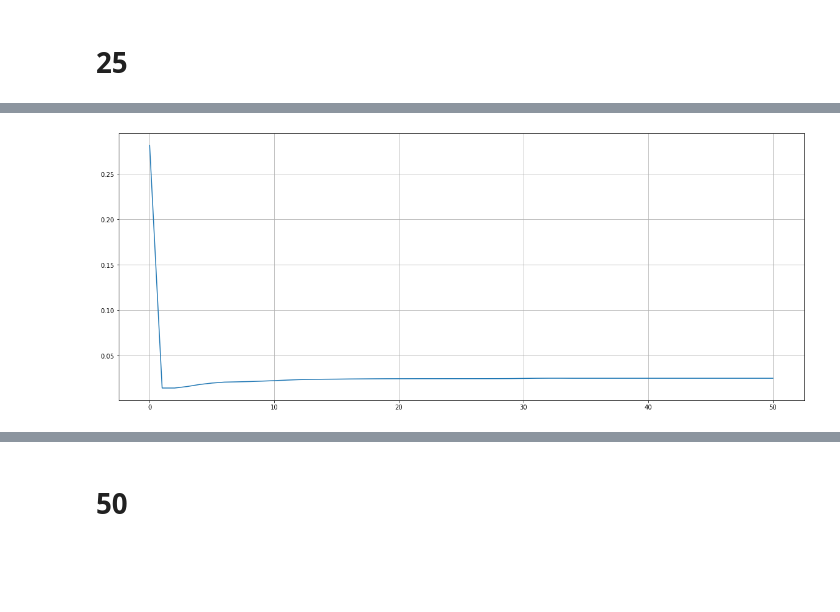
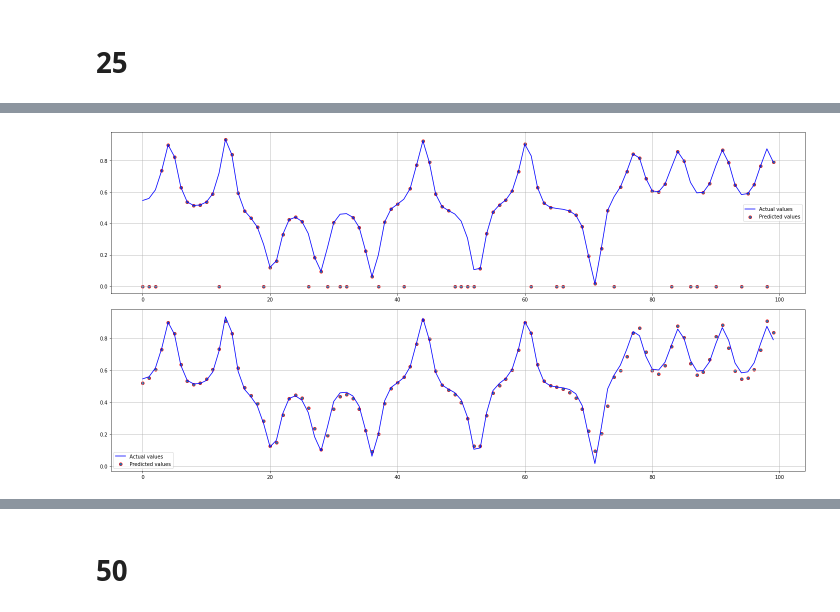
Before and after one commit to asahium/pogrom, a Jupyter notebook: final (2).ipynb, the cells around one changed output, grey strips where cells are left out. Saved outputs shown, nothing was run; the diff lists cells and outputs as text; code cells hidden in the pictures; blank space fills up the shorter version.

```diff
--- a/final (2).ipynb
+++ b/final (2).ipynb
@@ -431,10 +431,9 @@ def make_prediction_with(p, q):
                 if (counter >= len(j) - counter_for_missed_points) and (counter > 1):
                     for k in range(len(j)):
                         lists_with_list_with_predicted_values[i + k].append(j[k])
-                        #print(j[k], "добавлено число в элемент", i + k)
     for i in range(len(lists_with_list_with_predicted_values)):
         if len(lists_with_list_with_predicted_values[i]) == 0:
             lists_with_list_with_predicted_values[i] = False
         else:
-            lists_with_list_with_predicted_values[i] = clusters_create(lists_with_list_with_predicted_values[i]) * 2
+            lists_with_list_with_predicted_values[i] = clusters_create_dbscan(lists_with_list_with_predicted_values[i]) * 2
     return lists_with_list_with_predicted_values, lists_with_list_with_predicted_values.count(False)
@@ -561,30 +592,39 @@ def visualisation_points(res):
+# %%
+def add_metrics(s_predicted_, xs_test_real):
+    metrics = [0] * 4
+    metrics[0] = mean_squared_error(xs_test_real, s_predicted_)
+    metrics[1] = mean_squared_error(xs_test_real, s_predicted_, squared=False)
+    metrics[2] = mean_absolute_error(xs_test_real, s_predicted_)
+    metrics[3] = mean_absolute_percentage_error(xs_test_real, s_predicted_)
+    return metrics
 # %%
 def main_predict(xs_test_, xs_test_real):
-    s_xs_test_ = xs_test_
     i = 0
     res = []
     all_list = []
-    res_mse = []
+    res_mse, res_rmse, res_mae, res_mape = [], [], [], []
 
+    s_xs_test_ = xs_test_
+    res.append(xs_test_.count(False))
     all_list.append(s_xs_test_)
+    res_mse.append(add_metrics(s_xs_test_, xs_test_real)[0])
+    res_rmse.append(add_metrics(s_xs_test_, xs_test_real)[1])
+    res_mae.append(add_metrics(s_xs_test_, xs_test_real)[2])
+    res_mape.append(add_metrics(s_xs_test_, xs_test_real)[3])
 
-    s_predicted_, mist_ = make_prediction_with(s_xs_test_, patterns)
-    res.append(mist_)
-    res_mse.append(mean_squared_error(s_predicted_, xs_test_real, squared=False))
-    all_list.append(s_predicted_)
-
-    while (mean_squared_error(s_predicted_, xs_test_real, squared=False) > 0.001) and ((i < 29) or (mist_ != 0)):
+    while ((i < STEPS) or (mist_ != 0)):
         s_predicted_, mist_ = make_prediction_with(s_xs_test_, patterns)
         s_xs_test_ = s_predicted_
-        res_mse.append(mean_squared_error(s_predicted_, xs_test_real, squared=False))
         res.append(mist_)
         all_list.append(s_predicted_)
+        res_mse.append(add_metrics(s_xs_test_, xs_test_real)[0])
+        res_rmse.append(add_metrics(s_xs_test_, xs_test_real)[1])
+        res_mae.append(add_metrics(s_xs_test_, xs_test_real)[2])
+        res_mape.append(add_metrics(s_xs_test_, xs_test_real)[3])
         i += 1
 
-    return res, all_list, res_mse
+    return res, all_list, res_mse, res_rmse, res_mae, res_mape
 # %% [markdown]
 # 25
 # %%
-res_25, all_list_25, res_mse_25 = main_predict(xs_test_25, xs_test_real)
-
-visualisation(all_list_25[-1], xs_test_real)
+res_25, all_list_25, res_mse_25, res_rmse_25, res_mae_25, res_mape_25 = main_predict(xs_test_25, xs_test_real)
@@ -601,5 +631,4 @@ visualisation_points(res_25)
-# %%
-res_mse_25.insert(0,mean_squared_error(xs_test_25, xs_test_real, squared=False))
-visualisation_points(res_mse_25)
-# %% [output]
-[figure, removed]
+# %%
+visualisation_series(all_list_25, xs_test_real)
+# %% [output]
+[figure, added]
```
Also changed, not shown: parts of 46 cells of this notebook.
